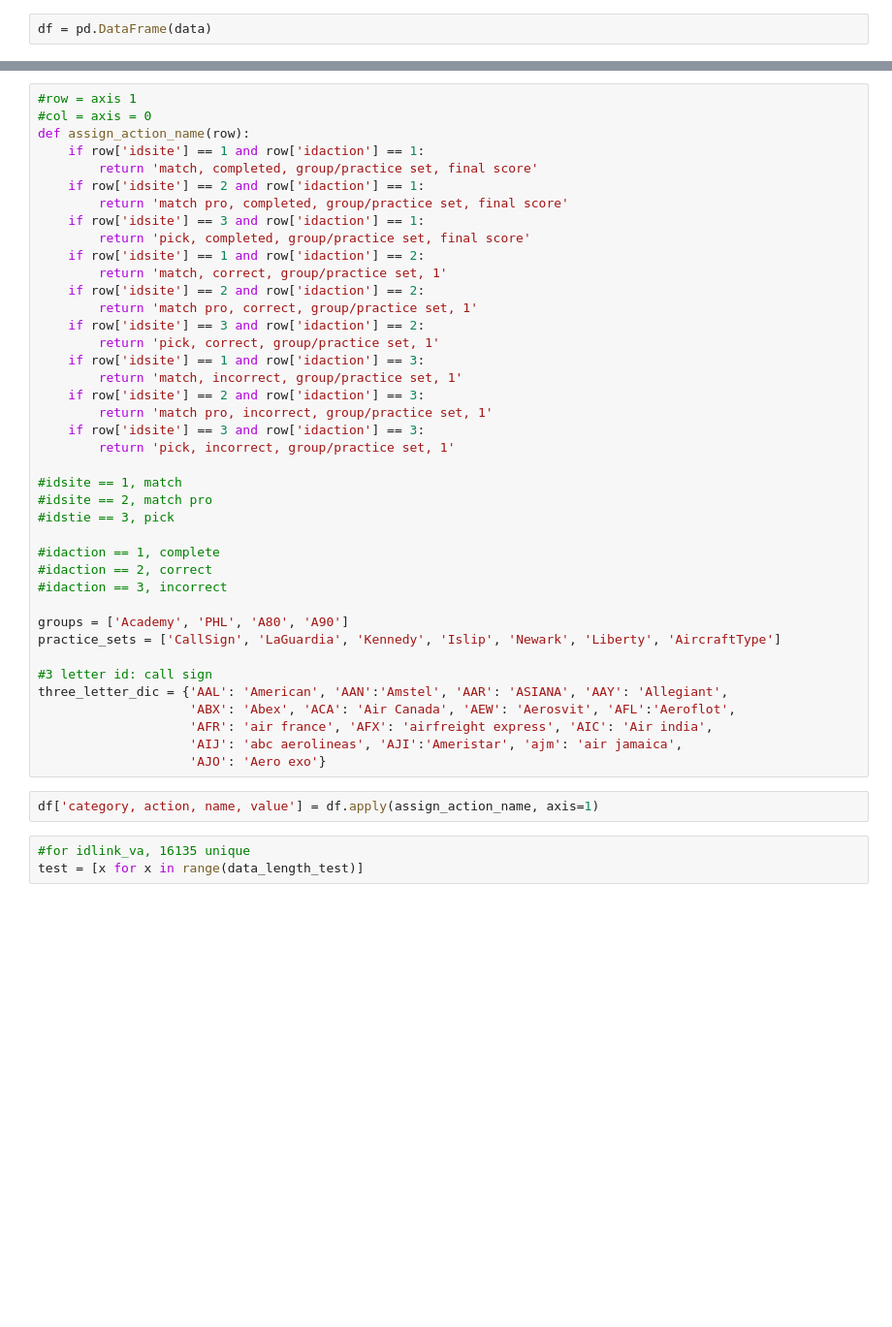
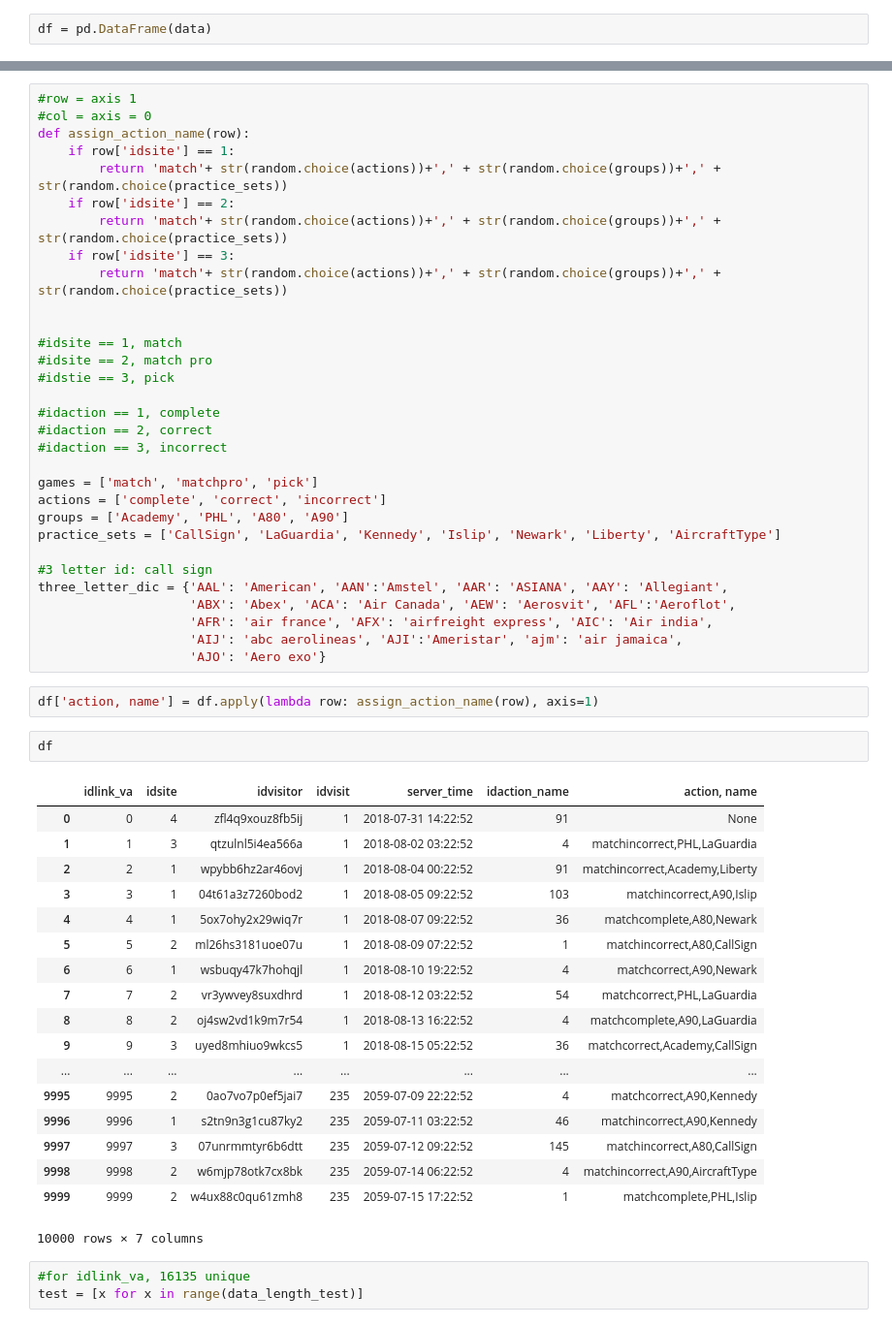
Before and after one commit to zacharyclement/machineLearningFunctions, a Jupyter notebook: data/synthetic_data_by_column.ipynb, the cells around one changed output, grey strips where cells are left out. Shown at 97% size. Saved outputs shown, nothing was run; the diff lists cells and outputs as text; blank space fills up the shorter version.

```diff
--- a/data/synthetic_data_by_column.ipynb
+++ b/data/synthetic_data_by_column.ipynb
@@ -195,24 +173,13 @@ df
 #row = axis 1
 #col = axis = 0
 def assign_action_name(row):
-    if row['idsite'] == 1 and row['idaction'] == 1:
-        return 'match, completed, group/practice set, final score'
-    if row['idsite'] == 2 and row['idaction'] == 1:
-        return 'match pro, completed, group/practice set, final score'
-    if row['idsite'] == 3 and row['idaction'] == 1:
-        return 'pick, completed, group/practice set, final score'
-    if row['idsite'] == 1 and row['idaction'] == 2:
-        return 'match, correct, group/practice set, 1'
-    if row['idsite'] == 2 and row['idaction'] == 2:
-        return 'match pro, correct, group/practice set, 1'
-    if row['idsite'] == 3 and row['idaction'] == 2:
-        return 'pick, correct, group/practice set, 1'
-    if row['idsite'] == 1 and row['idaction'] == 3:
-        return 'match, incorrect, group/practice set, 1'
-    if row['idsite'] == 2 and row['idaction'] == 3:
-        return 'match pro, incorrect, group/practice set, 1'
-    if row['idsite'] == 3 and row['idaction'] == 3:
-        return 'pick, incorrect, group/practice set, 1'
+    if row['idsite'] == 1:
+        return 'match'+ str(random.choice(actions))+',' + str(random.choice(groups))+',' + str(random.choice(practice_sets))
+    if row['idsite'] == 2:
+        return 'match'+ str(random.choice(actions))+',' + str(random.choice(groups))+',' + str(random.choice(practice_sets))
+    if row['idsite'] == 3:
+        return 'match'+ str(random.choice(actions))+',' + str(random.choice(groups))+',' + str(random.choice(practice_sets))
+
 
 #idsite == 1, match
 #idsite == 2, match pro
@@ -222,6 +189,8 @@ def assign_action_name(row):
 #idaction == 2, correct
 #idaction == 3, incorrect
 
+games = ['match', 'matchpro', 'pick']
+actions = ['complete', 'correct', 'incorrect']
 groups = ['Academy', 'PHL', 'A80', 'A90']
 practice_sets = ['CallSign', 'LaGuardia', 'Kennedy', 'Islip', 'Newark', 'Liberty', 'AircraftType']
 
@@ -232,7 +201,28 @@ three_letter_dic = {'AAL': 'American', 'AAN':'Amstel', 'AAR': 'ASIANA', 'AAY': '
                     'AIJ': 'abc aerolineas', 'AJI':'Ameristar', 'ajm': 'air jamaica',
                     'AJO': 'Aero exo'}
 # %%
-df['category, action, name, value'] = df.apply(assign_action_name, axis=1)
+df['action, name'] = df.apply(lambda row: assign_action_name(row), axis=1)
+# %%
+df
+# %% [output]
+|  | idlink_va | idsite | idvisitor | idvisit | server_time | idaction_name | action, name |
+| 0 | 0 | 4 | zfl4q9xouz8fb5ij | 1 | 2018-07-31 14:22:52 | 91 | None |
+| 1 | 1 | 3 | qtzulnl5i4ea566a | 1 | 2018-08-02 03:22:52 | 4 | matchincorrect,PHL,LaGuardia |
+| 2 | 2 | 1 | wpybb6hz2ar46ovj | 1 | 2018-08-04 00:22:52 | 91 | matchincorrect,Academy,Liberty |
+| 3 | 3 | 1 | 04t61a3z7260bod2 | 1 | 2018-08-05 09:22:52 | 103 | matchincorrect,A90,Islip |
+| 4 | 4 | 1 | 5ox7ohy2x29wiq7r | 1 | 2018-08-07 09:22:52 | 36 | matchcomplete,A80,Newark |
+| 5 | 5 | 2 | ml26hs3181uoe07u | 1 | 2018-08-09 07:22:52 | 1 | matchincorrect,A80,CallSign |
+| 6 | 6 | 1 | wsbuqy47k7hohqjl | 1 | 2018-08-10 19:22:52 | 4 | matchcorrect,A90,Newark |
+| 7 | 7 | 2 | vr3ywvey8suxdhrd | 1 | 2018-08-12 03:22:52 | 54 | matchcorrect,PHL,LaGuardia |
+| 8 | 8 | 2 | oj4sw2vd1k9m7r54 | 1 | 2018-08-13 16:22:52 | 4 | matchcomplete,A90,LaGuardia |
+| 9 | 9 | 3 | uyed8mhiuo9wkcs5 | 1 | 2018-08-15 05:22:52 | 36 | matchcorrect,Academy,CallSign |
+| ... | ... | ... | ... | ... | ... | ... | ... |
+| 9995 | 9995 | 2 | 0ao7vo7p0ef5jai7 | 235 | 2059-07-09 22:22:52 | 4 | matchcorrect,A90,Kennedy |
+| 9996 | 9996 | 1 | s2tn9n3g1cu87ky2 | 235 | 2059-07-11 03:22:52 | 46 | matchincorrect,A90,Kennedy |
+| 9997 | 9997 | 3 | 07unrmmtyr6b6dtt | 235 | 2059-07-12 09:22:52 | 145 | matchincorrect,A80,CallSign |
+| 9998 | 9998 | 2 | w6mjp78otk7cx8bk | 235 | 2059-07-14 06:22:52 | 4 | matchincorrect,A90,AircraftType |
+| 9999 | 9999 | 2 | w4ux88c0qu61zmh8 | 235 | 2059-07-15 17:22:52 | 1 | matchcomplete,PHL,Islip |
+10000 rows × 7 columns
 # %%
 #for idlink_va, 16135 unique
 test = [x for x in range(data_length_test)]
```
Also changed, not shown: parts of 4 cells of this notebook, 2 other files.
